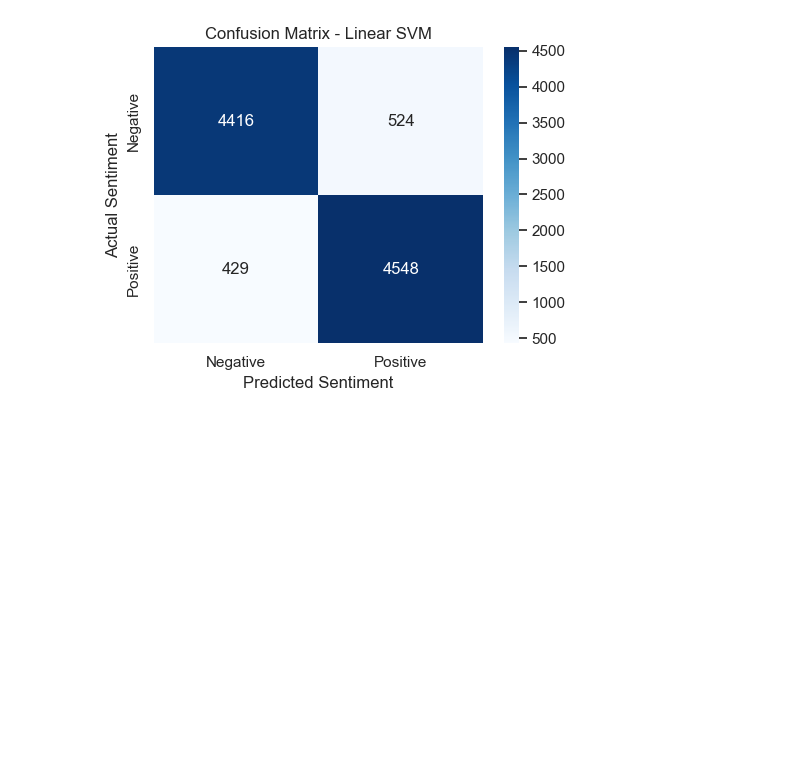
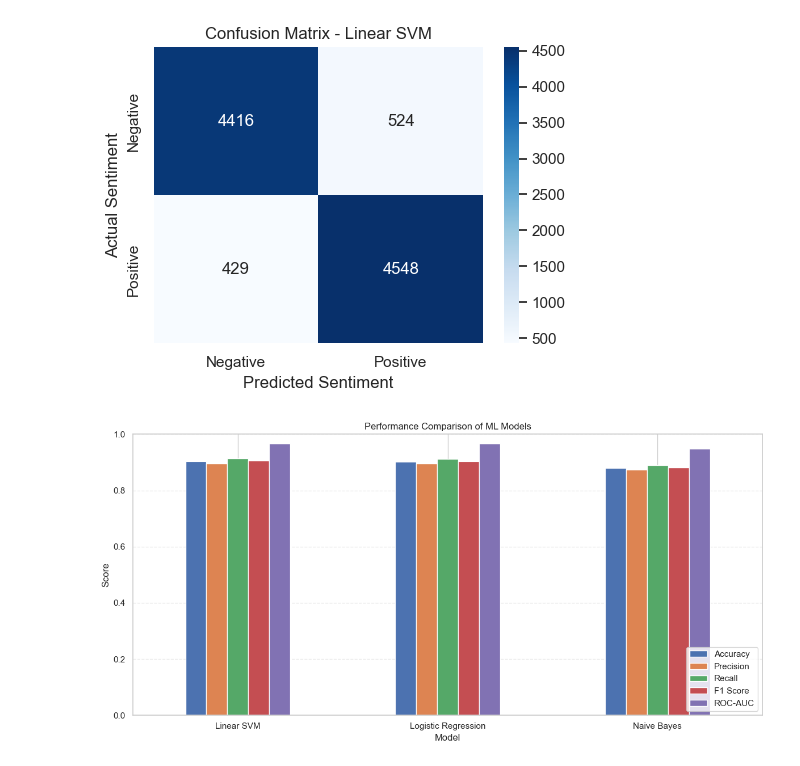
Before and after one commit to pawandubey82/Sentiment-Analysis-of-Movie-Reviews-Using-Machine-Learning, a Jupyter notebook: Sentiment_Analysis_of_Movie_Reviews_Using_Machine_Learning.ipynb, the cells around one changed output. Cells and saved outputs as stored; diff of their text form; code cells hidden in the pictures; blank space fills up the shorter version.

Commit message:
Compare Model Performance

```diff
--- a/Sentiment_Analysis_of_Movie_Reviews_Using_Machine_Learning.ipynb
+++ b/Sentiment_Analysis_of_Movie_Reviews_Using_Machine_Learning.ipynb
@@ -607,3 +607,23 @@ Model: Linear SVM
    macro avg       0.90      0.90      0.90      9917
 weighted avg       0.90      0.90      0.90      9917
 [figure]
+# %%
+import matplotlib.pyplot as plt
+from sklearn.metrics import roc_curve, auc
+
+# 1. Compare model performance
+metrics = ["Accuracy", "Precision", "Recall", "F1 Score", "ROC-AUC"]
+
+results_df.set_index("Model")[metrics].plot(
+    kind="bar", figsize=(12, 6), ylim=(0, 1), rot=0
+)
+
+plt.title("Performance Comparison of ML Models")
+plt.ylabel("Score")
+plt.xlabel("Model")
+plt.legend(loc="lower right")
+plt.grid(axis="y", linestyle="--", alpha=0.4)
+plt.tight_layout()
+plt.show()
+# %% [output]
+[figure, added]
```
Also changed, not shown: parts of 2 cells of this notebook.
